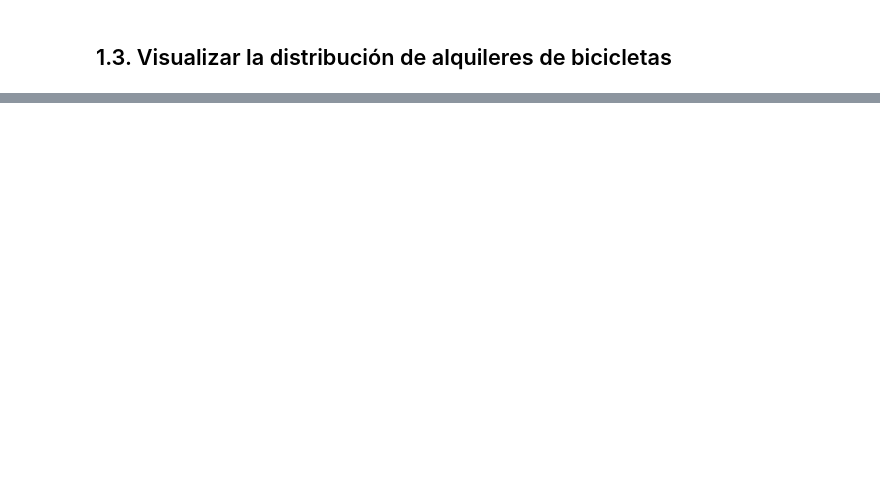
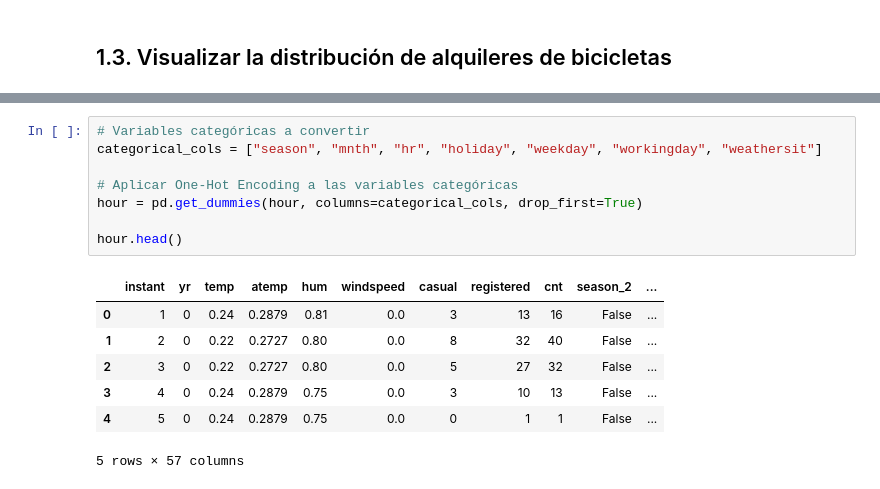
Before and after one commit to Javiersdiaz/DS102024, a Jupyter notebook: 3-MachineLearning/7-DeepLearning/1-RNN/Practica/Practica_rnn.ipynb, the cells around one changed output, grey strips where cells are left out. Drawn from its saved outputs; the diff is of its cells as text; blank space fills up the shorter version.

```diff
--- a/3-MachineLearning/7-DeepLearning/1-RNN/Practica/Practica_rnn.ipynb
+++ b/3-MachineLearning/7-DeepLearning/1-RNN/Practica/Practica_rnn.ipynb
@@ -127,0 +162,16 @@ plt.ylabel('cnt');
+# %%
+# Variables categóricas a convertir
+categorical_cols = ["season", "mnth", "hr", "holiday", "weekday", "workingday", "weathersit"]
+
+# Aplicar One-Hot Encoding a las variables categóricas
+hour = pd.get_dummies(hour, columns=categorical_cols, drop_first=True)
+
+hour.head()
+# %% [output]
+|  | instant | yr | temp | atemp | hum | windspeed | casual | registered | cnt | season_2 | ... |
+| 0 | 1 | 0 | 0.24 | 0.2879 | 0.81 | 0.0 | 3 | 13 | 16 | False | ... |
+| 1 | 2 | 0 | 0.22 | 0.2727 | 0.80 | 0.0 | 8 | 32 | 40 | False | ... |
+| 2 | 3 | 0 | 0.22 | 0.2727 | 0.80 | 0.0 | 5 | 27 | 32 | False | ... |
+| 3 | 4 | 0 | 0.24 | 0.2879 | 0.75 | 0.0 | 3 | 10 | 13 | False | ... |
+| 4 | 5 | 0 | 0.24 | 0.2879 | 0.75 | 0.0 | 0 | 1 | 1 | False | ... |
+5 rows × 57 columns
```
Also changed, not shown: parts of 9 cells of this notebook.
